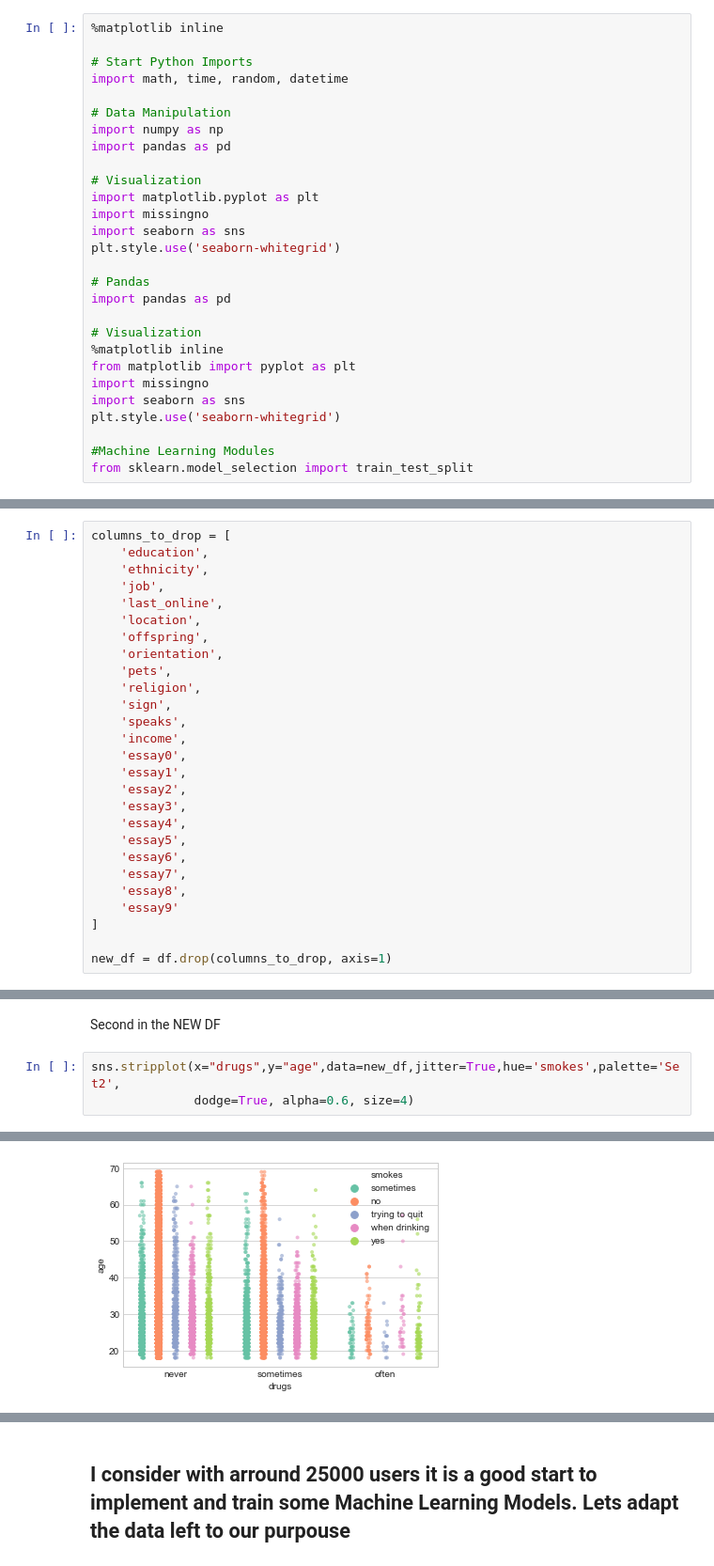
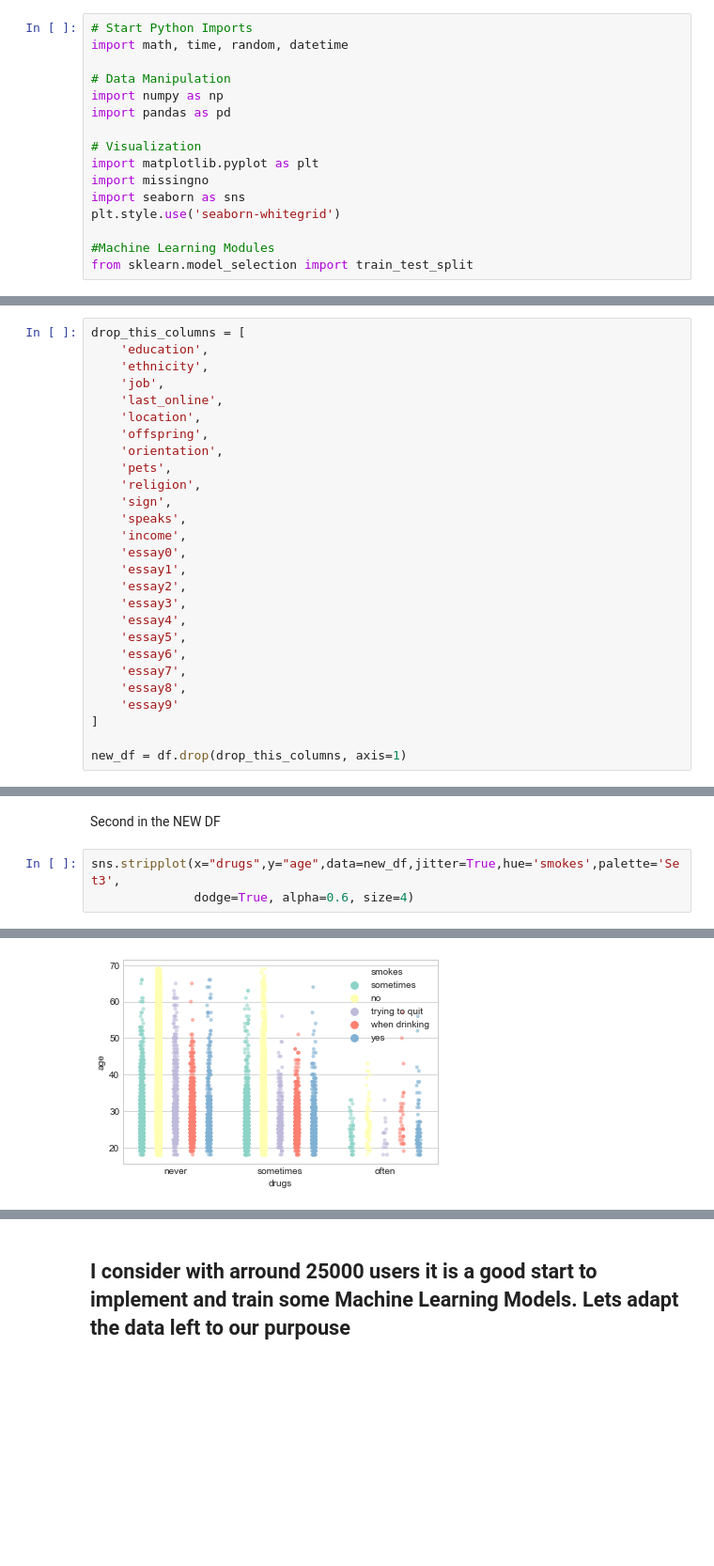
Before and after one commit to 4tolon/Date_a_Scientist, a Jupyter notebook: date-a-scientist.ipynb, the cells around one changed output, grey strips where cells are left out. Shown at 94% size. Cells and saved outputs as stored; diff of their text form; blank space fills up the shorter version.

```diff
--- a/date-a-scientist.ipynb
+++ b/date-a-scientist.ipynb
@@ -32,8 +32,6 @@ Analysis – The analysis will involve description, detection, prediction, or be
 # %% [markdown]
 # Import the modules
 # %%
-%matplotlib inline
-
 # Start Python Imports
 import math, time, random, datetime
 
@@ -47,16 +45,6 @@ import missingno
 import seaborn as sns
 plt.style.use('seaborn-whitegrid')
 
-# Pandas
-import pandas as pd
-
-# Visualization
-%matplotlib inline
-from matplotlib import pyplot as plt
-import missingno
-import seaborn as sns
-plt.style.use('seaborn-whitegrid')
-
 #Machine Learning Modules
 from sklearn.model_selection import train_test_split
 # %% [markdown]
@@ -168,7 +158,7 @@ print(df.columns.values)
  'ethnicity' 'height' 'income' 'job' 'last_online' 'location' 'offspring'
  'orientation' 'pets' 'religion' 'sex' 'sign' 'smokes' 'speaks' 'status']
 # %%
-columns_to_drop = [
+drop_this_columns = [
     'education',
     'ethnicity',
     'job',
@@ -193,7 +183,7 @@ columns_to_drop = [
     'essay9'
 ]
 
-new_df = df.drop(columns_to_drop, axis=1)
+new_df = df.drop(drop_this_columns, axis=1)
 # %%
 print(new_df.columns.values)
 # %% [output]
@@ -280,8 +276,8 @@ sns.stripplot(x="drugs",y="age",data=df,jitter=True,hue='smokes',palette='Set3',
 # %% [markdown]
 Second in the NEW DF
 # %%
-sns.stripplot(x="drugs",y="age",data=new_df,jitter=True,hue='smokes',palette='Set2',
+sns.stripplot(x="drugs",y="age",data=new_df,jitter=True,hue='smokes',palette='Set3',
               dodge=True, alpha=0.6, size=4)
 # %% [output]
 <AxesSubplot:xlabel='drugs', ylabel='age'>
-[figure, old version]
+[figure, new version]
```
Also changed, not shown: parts of 102 cells of this notebook.
